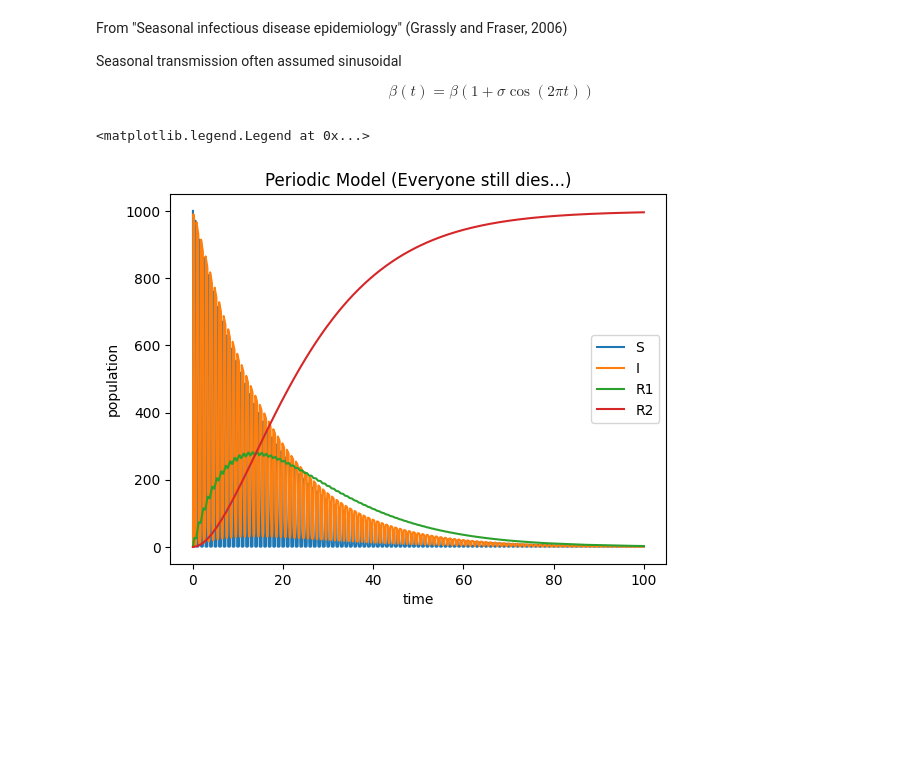
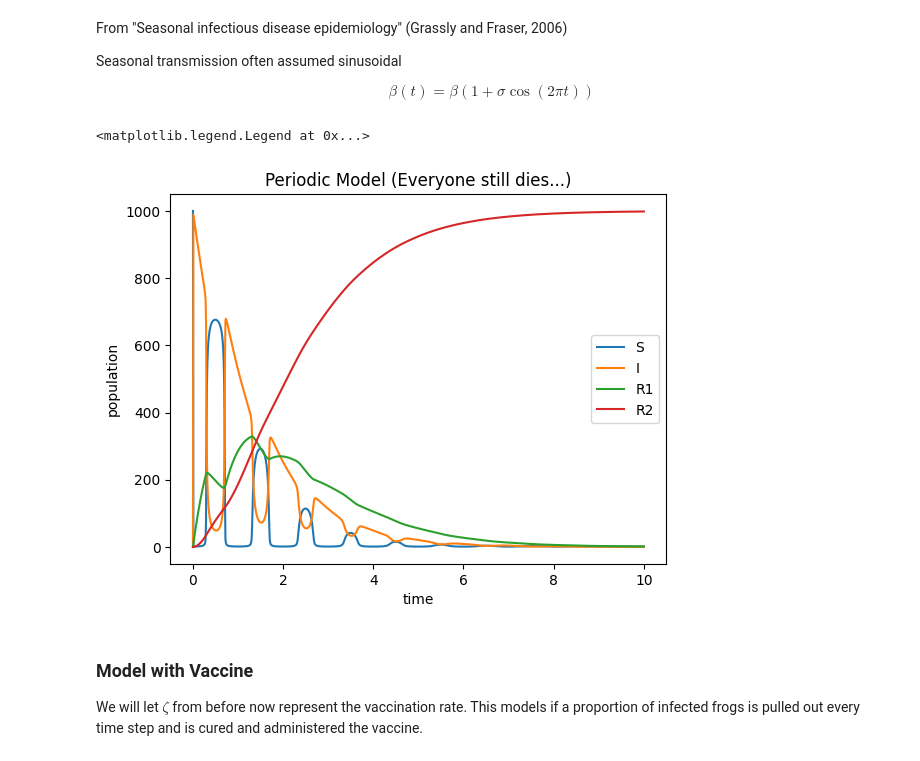
Before and after one commit to ACME-Vol4-Project1/save-axolotls, a Jupyter notebook: model.ipynb, the cells around one changed output. Cells and saved outputs as stored; diff of their text form; code cells hidden in the pictures; blank space fills up the shorter version.

```diff
--- a/model.ipynb
+++ b/model.ipynb
@@ -59,12 +59,12 @@ Seasonal transmission often assumed sinusoidal
 $$ \beta(t)=\beta(1 + \sigma\cos(2\pi t)) $$
 # %%
 # SIRR model  (FIX PARAMETERS WHEN WE GET THEM)
-def disease_model_periodic(t, y, params=[.1e1, .01e1, .1e1, .01e1, .8e1, .5e1]):
+def disease_model_periodic(t, y, params=[.1e2, .01e2, .1e2, .01e2, .8e2, .5e2]):
     S, I, R1, R2 = y    # unpack variables
     alpha1, beta, gamma, delta, zeta, pi = params
 
     # introduce periodic seasonal transmission
-    sigma = 5T    # amplitude of seasonal variation in transmission
+    sigma = 5    # amplitude of seasonal variation in transmission
     alpha = alpha1*(1 + sigma*np.cos(2*np.pi*t))
 
     # define system of differential equations
@@ -75,18 +75,22 @@ def disease_model_periodic(t, y, params=[.1e1, .01e1, .1e1, .01e1, .8e1, .5e1]):
 
     return [dS, dI, dR1, dR2]
 # %%
-sol = solve_ivp(disease_model_periodic, t_span=[0, 100], y0=[1000, 1, 0, 0], t_eval=np.linspace(0, 100, 1000))
-t_vals = np.linspace(0, 100, 1000)
+sol = solve_ivp(disease_model_periodic, t_span=[0, 10], y0=[1000, 1, 0, 0], t_eval=np.linspace(0, 10, 1000))
+t_vals = np.linspace(0, 10, 1000)
 
 plt.plot(t_vals, sol.y[0], label='S')
 plt.plot(t_vals, sol.y[1], label="I")
 plt.plot(t_vals, sol.y[2], label="R1")
 plt.plot(t_vals, sol.y[3], label="R2")
 plt.title("Periodic Model (Everyone still dies...)")
 plt.xlabel("time")
 plt.ylabel("population")
 # plt.ylim(0, 100)
 plt.legend()
 # %% [output]
 <matplotlib.legend.Legend at 0x...>
-[figure, old version]
+[figure, new version]
+# %% [markdown]
+### Model with Vaccine
+
+We will let $\zeta$ from before now represent the vaccination rate. This models if a proportion of infected frogs is pulled out every time step and is cured and administered the vaccine.
```
Also changed, not shown: parts of 4 cells of this notebook.
